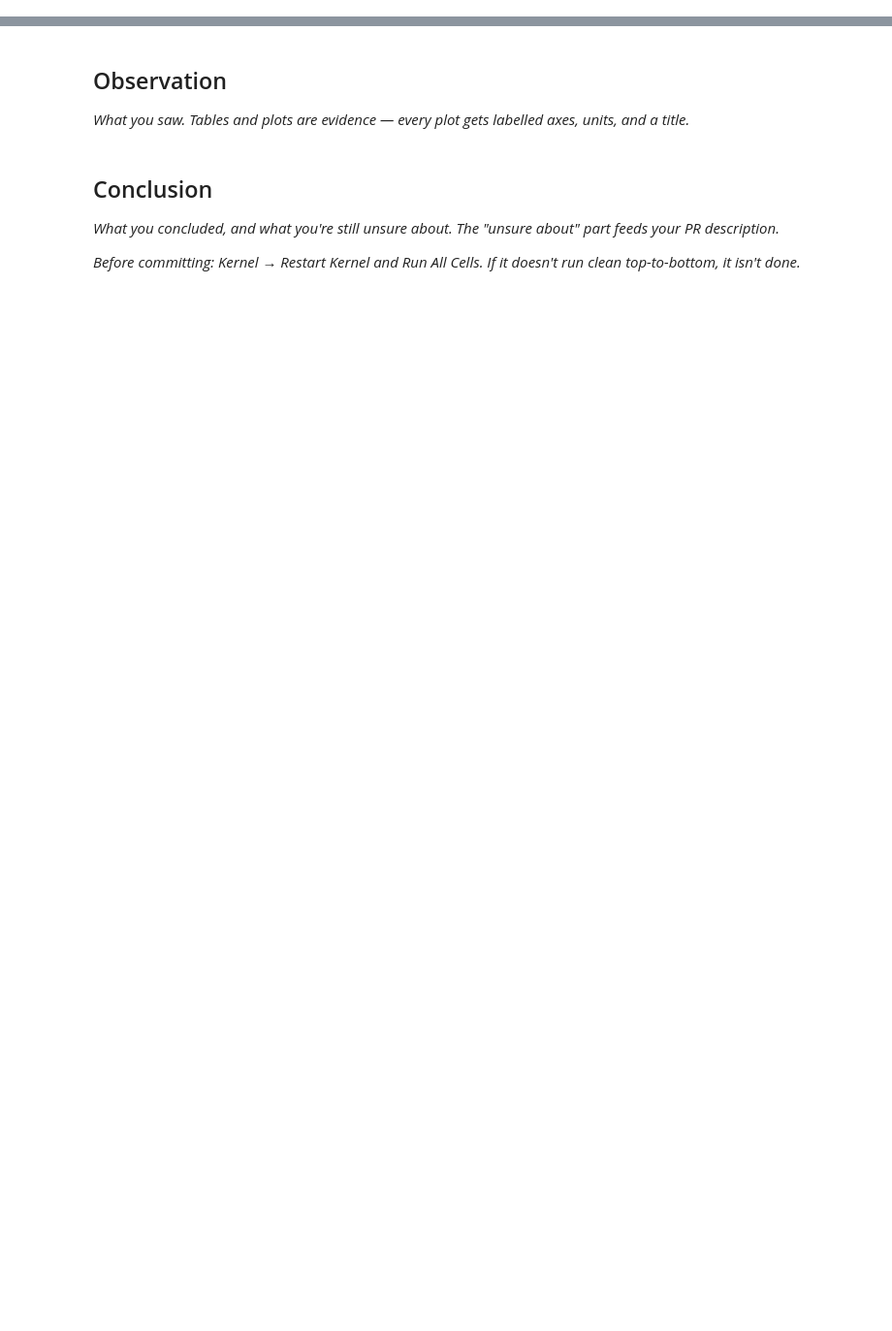
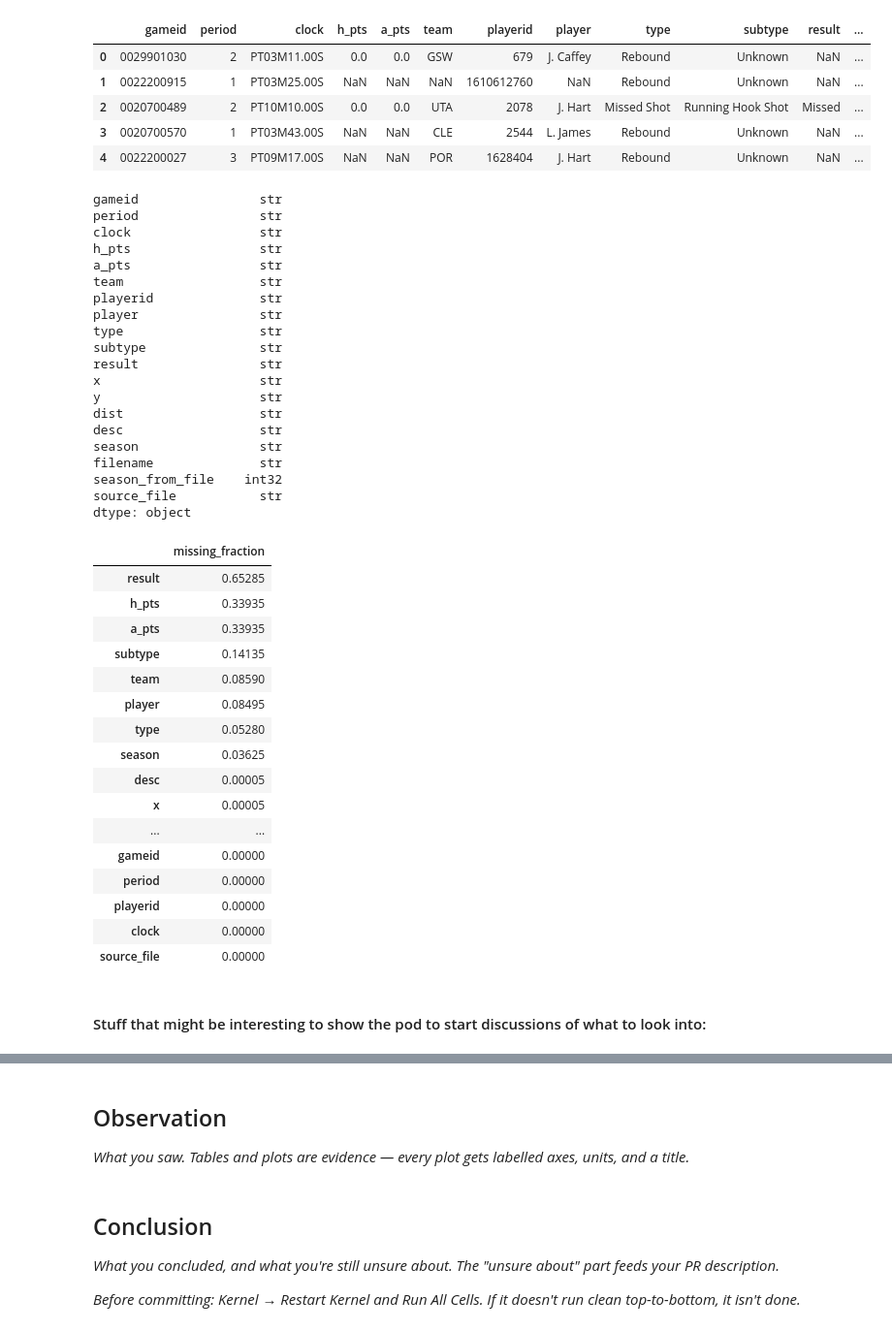
Before and after one commit to davidelbert/nba_teaching_repo, a Jupyter notebook: notebooks/01-Load-Data.ipynb, the cells around one changed output, grey strips where cells are left out. Shown at 97% size. Drawn from its saved outputs; the diff is of its cells as text; code cells hidden in the pictures; blank space fills up the shorter version.

```diff
--- a/notebooks/01-Load-Data.ipynb
+++ b/notebooks/01-Load-Data.ipynb
@@ -53,0 +225,56 @@ _What you did, in plain language: which data, what steps, what assumptions. A re
+# %%
+sample = con.sql("""
+SELECT *
+FROM pbp_raw
+USING SAMPLE 20_000 ROWS
+""").df()
+
+display(sample.head())
+display(sample.dtypes)
+display(sample.isna().mean().sort_values(ascending=False).to_frame("missing_fraction"))
+# %% [output]
+|  | gameid | period | clock | h_pts | a_pts | team | playerid | player | type | subtype | result | ... |
+| 0 | 0029901030 | 2 | PT03M11.00S | 0.0 | 0.0 | GSW | 679 | J. Caffey | Rebound | Unknown | NaN | ... |
+| 1 | 0022200915 | 1 | PT03M25.00S | NaN | NaN | NaN | 1610612760 | NaN | Rebound | Unknown | NaN | ... |
+| 2 | 0020700489 | 2 | PT10M10.00S | 0.0 | 0.0 | UTA | 2078 | J. Hart | Missed Shot | Running Hook Shot | Missed | ... |
+| 3 | 0020700570 | 1 | PT03M43.00S | NaN | NaN | CLE | 2544 | L. James | Rebound | Unknown | NaN | ... |
+| 4 | 0022200027 | 3 | PT09M17.00S | NaN | NaN | POR | 1628404 | J. Hart | Rebound | Unknown | NaN | ... |
+gameid                str
+period                str
+clock                 str
+h_pts                 str
+a_pts                 str
+team                  str
+playerid              str
+player                str
+type                  str
+subtype               str
+result                str
+x                     str
+y                     str
+dist                  str
+desc                  str
+season                str
+filename              str
+season_from_file    int32
+source_file           str
+dtype: object
+|  | missing_fraction |
+| result | 0.65285 |
+| h_pts | 0.33935 |
+| a_pts | 0.33935 |
+| subtype | 0.14135 |
+| team | 0.08590 |
+| player | 0.08495 |
+| type | 0.05280 |
+| season | 0.03625 |
+| desc | 0.00005 |
+| x | 0.00005 |
+| ... | ... |
+| gameid | 0.00000 |
+| period | 0.00000 |
+| playerid | 0.00000 |
+| clock | 0.00000 |
+| source_file | 0.00000 |
+# %% [markdown]
+#### Stuff that might be interesting to show the pod to start discussions of what to look into:
```
Also changed, not shown: parts of 15 cells of this notebook, 1 other file.
